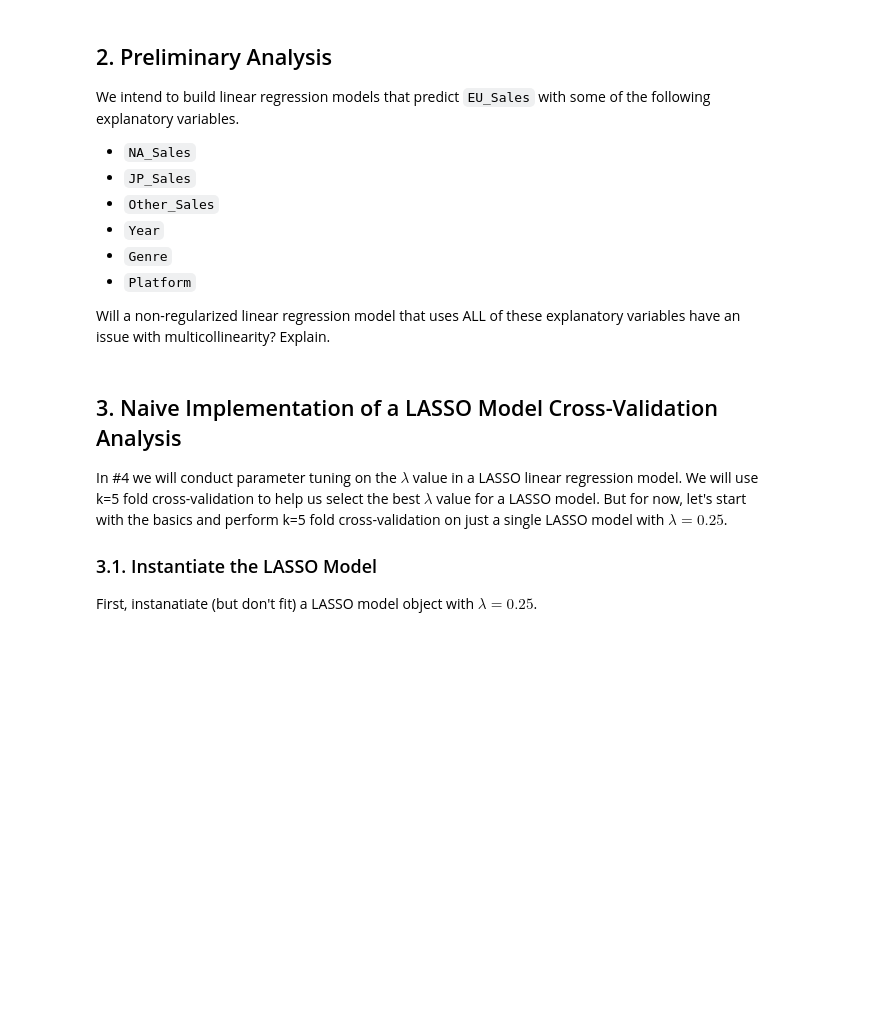
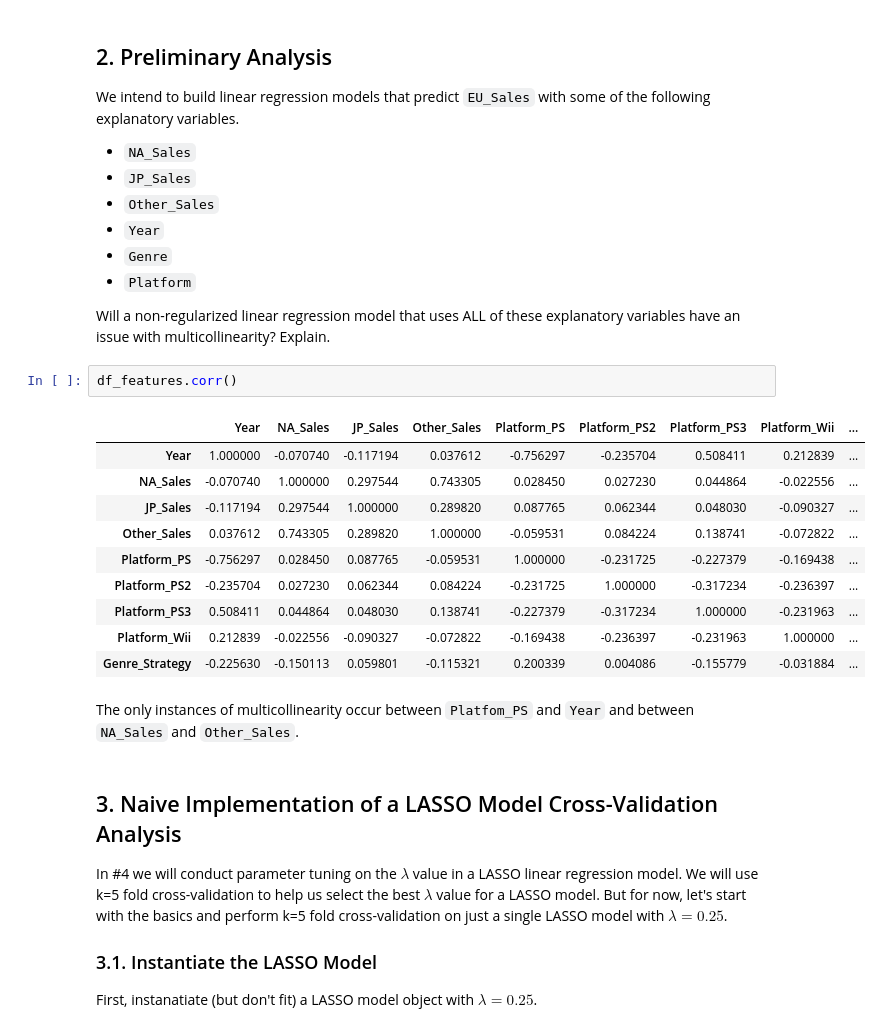
Before and after one commit to ryguy2k4/stat207, a Jupyter notebook: lab_09/lab_09_individual.ipynb, the cells around one changed output. Saved outputs shown, nothing was run; the diff lists cells and outputs as text; blank space fills up the shorter version.

```diff
--- a/lab_09/lab_09_individual.ipynb
+++ b/lab_09/lab_09_individual.ipynb
@@ -215,6 +375,21 @@ We intend to build linear regression models that predict `EU_Sales` with some of
 * `Platform`
 
 Will a non-regularized linear regression model that uses ALL of these explanatory variables have an issue with multicollinearity? Explain.
+# %%
+df_features.corr()
+# %% [output]
+|  | Year | NA_Sales | JP_Sales | Other_Sales | Platform_PS | Platform_PS2 | Platform_PS3 | Platform_Wii | ... |
+| Year | 1.000000 | -0.070740 | -0.117194 | 0.037612 | -0.756297 | -0.235704 | 0.508411 | 0.212839 | ... |
+| NA_Sales | -0.070740 | 1.000000 | 0.297544 | 0.743305 | 0.028450 | 0.027230 | 0.044864 | -0.022556 | ... |
+| JP_Sales | -0.117194 | 0.297544 | 1.000000 | 0.289820 | 0.087765 | 0.062344 | 0.048030 | -0.090327 | ... |
+| Other_Sales | 0.037612 | 0.743305 | 0.289820 | 1.000000 | -0.059531 | 0.084224 | 0.138741 | -0.072822 | ... |
+| Platform_PS | -0.756297 | 0.028450 | 0.087765 | -0.059531 | 1.000000 | -0.231725 | -0.227379 | -0.169438 | ... |
+| Platform_PS2 | -0.235704 | 0.027230 | 0.062344 | 0.084224 | -0.231725 | 1.000000 | -0.317234 | -0.236397 | ... |
+| Platform_PS3 | 0.508411 | 0.044864 | 0.048030 | 0.138741 | -0.227379 | -0.317234 | 1.000000 | -0.231963 | ... |
+| Platform_Wii | 0.212839 | -0.022556 | -0.090327 | -0.072822 | -0.169438 | -0.236397 | -0.231963 | 1.000000 | ... |
+| Genre_Strategy | -0.225630 | -0.150113 | 0.059801 | -0.115321 | 0.200339 | 0.004086 | -0.155779 | -0.031884 | ... |
+# %% [markdown]
+The only instances of multicollinearity occur between `Platfom_PS` and `Year` and between `NA_Sales` and `Other_Sales`.
 # %% [markdown]
 ## 3. Naive Implementation of a LASSO Model Cross-Validation Analysis
 
```
Also changed, not shown: parts of 14 cells of this notebook, 1 other file.
